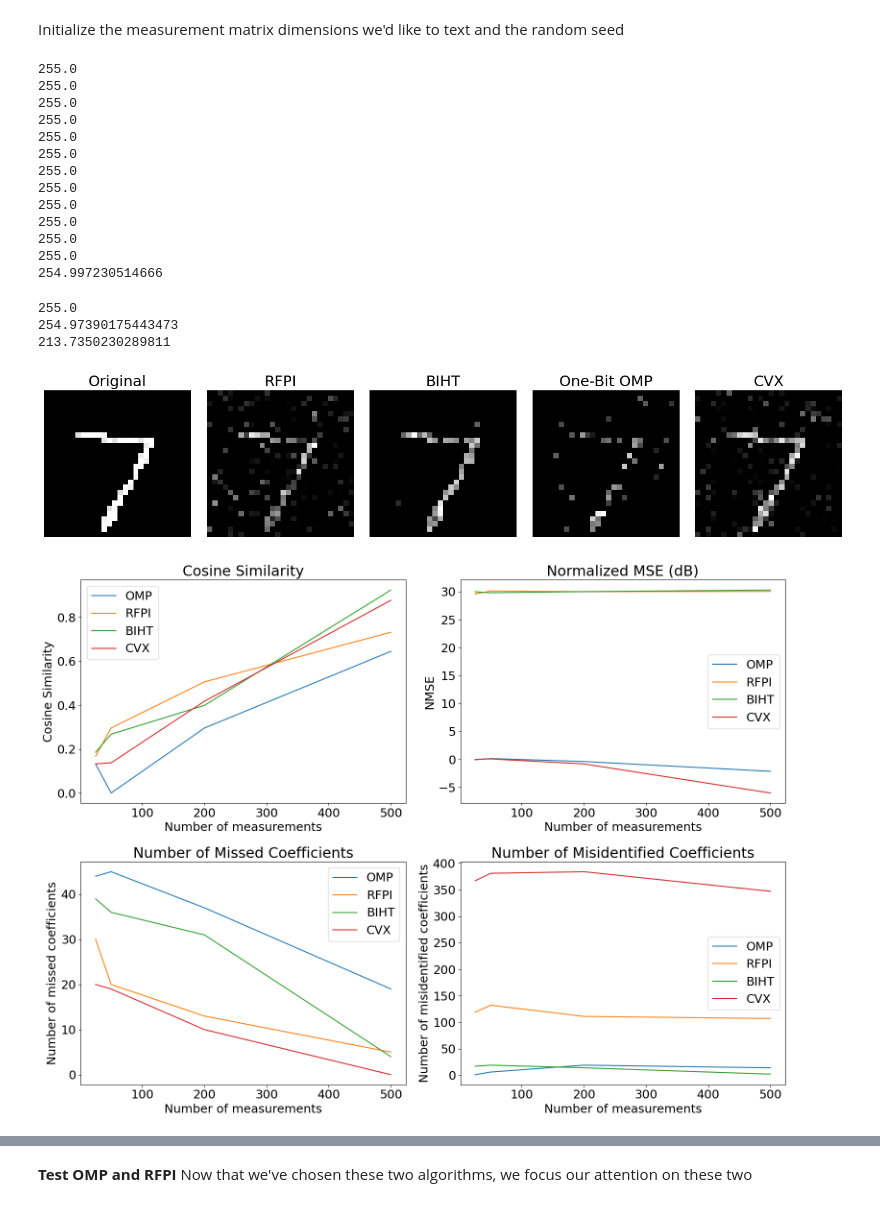
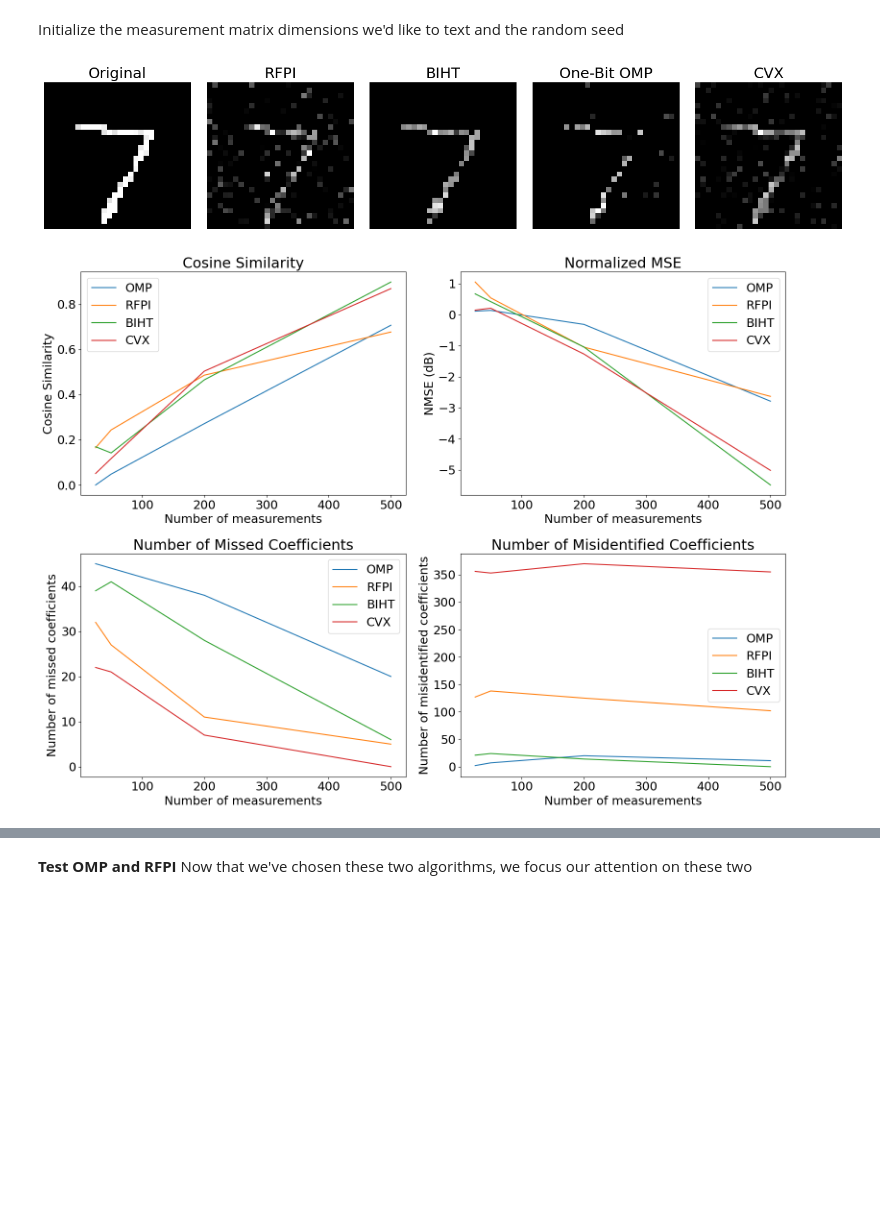
Before and after one commit to josephine-king/EE4740_ImageCompression, a Jupyter notebook: image_compression.ipynb, the cells around one changed output, grey strips where cells are left out. Saved outputs shown, nothing was run; the diff lists cells and outputs as text; code cells hidden in the pictures; blank space fills up the shorter version.

Commit message:
updating plotting

```diff
--- a/image_compression.ipynb
+++ b/image_compression.ipynb
@@ -109,9 +109,8 @@ def soft_thresholding(x, threshold):
     return np.sign(x) * np.maximum(np.abs(x) - threshold, 0)
 
 def calculate_normalized_mse(original_data, est_data):
-    print(np.max(original_data-est_data))
-    print(np.sum((original_data-est_data)**2))
-    print(np.sum(original_data**2))
+    original_data = original_data.reshape((-1, 1))
+    est_data = est_data.reshape((-1, 1))
     return np.sum((original_data - est_data)**2) / np.sum(original_data**2)
 
 def calculate_missed_coefficients(original_data, est_data):
@@ -401,9 +400,9 @@ def plot_metrics(algo_name, axs, meas_matrix_dims, cosine_sim, mses, missed_coef
     axs[0][0].set_xlabel("Number of measurements")
     axs[0][0].set_ylabel("Cosine Similarity")
     axs[0][1].plot(meas_matrix_dims, mses_db, label=algo_name);
-    axs[0][1].set_title("Normalized MSE (dB)")
+    axs[0][1].set_title("Normalized MSE")
     axs[0][1].set_xlabel("Number of measurements")
-    axs[0][1].set_ylabel("NMSE")
+    axs[0][1].set_ylabel("NMSE (dB)")
     axs[1][0].plot(meas_matrix_dims, missed_coeffs, label=algo_name);
     axs[1][0].set_title("Number of Missed Coefficients")
     axs[1][0].set_xlabel("Number of measurements")
@@ -434,48 +433,34 @@ np.random.seed(0)
 num_img = 1
 test_data = get_images(sparse_data, 0, num_img)
 
 cosine_sim_omp, mses_omp, missed_coeffs_omp, misided_coeffs_omp, curr_data, estimate_omp, convergence_omp, time_omp = test_algo("one_bit_omp", num_img, test_data, meas_matrix_dims, 1e-5, 0.1, 80, True, 1e-7, 1000)
 cosine_sim_rfpi, mses_rfpi, missed_coeffs_rfpi, misided_coeffs_rfpi, curr_data, estimate_rfpi, convergence_rfpi, time_rfpi = test_algo("rfpi", num_img, test_data, meas_matrix_dims, 1e-5, 0.2, 0, False, 1e-4, 1000)
 cosine_sim_biht, mses_biht, missed_coeffs_biht, misided_coeffs_biht, curr_data, estimate_biht, convergence_biht, time_biht = test_algo("biht", num_img, test_data, meas_matrix_dims, 1e-5, 0.1, 80, True, 1e-7, 1000)
 cosine_sim_cvx, mses_cvx, missed_coeffs_cvx, misided_coeffs_cvx, curr_data, estimate_cvx, convergence_cvx, time_cvx = test_algo("inbuilt_solver", num_img, test_data, meas_matrix_dims, 1e-5, 0.1, 80, True, 1e-3, 1000)
 
 plot_algos([curr_data, estimate_rfpi, estimate_biht, estimate_omp, estimate_cvx], ["Original", "RFPI", "BIHT", "One-Bit OMP", "CVX"])
 
 fig, axs = plt.subplots(2, 2, figsize=(16, 12))
 plot_metrics("OMP", axs, meas_matrix_dims, cosine_sim_omp, mses_omp, missed_coeffs_omp, misided_coeffs_omp)
 plot_metrics("RFPI", axs, meas_matrix_dims, cosine_sim_rfpi, mses_rfpi, missed_coeffs_rfpi, misided_coeffs_rfpi)
 plot_metrics("BIHT", axs, meas_matrix_dims, cosine_sim_biht, mses_biht, missed_coeffs_biht, misided_coeffs_biht)
 plot_metrics("CVX", axs, meas_matrix_dims, cosine_sim_cvx, mses_cvx, missed_coeffs_cvx, misided_coeffs_cvx)
 for row in axs:
     for ax in row:
         ax.legend()
+plt.grid(True)
 plt.tight_layout()
 plt.show()
 
 fig, axs = plt.subplots(1, 1, figsize=(8, 6))
 plot_time("OMP", axs, meas_matrix_dims, time_omp)
 plot_time("RFPI", axs, meas_matrix_dims, time_rfpi)
 plot_time("BIHT", axs, meas_matrix_dims, time_biht)
 plot_time("CVX", axs, meas_matrix_dims, time_cvx)
 axs.legend()
+plt.grid(True)
 plt.tight_layout()
 plt.show()
 # %% [output]
-255.0
-255.0
-255.0
-255.0
-255.0
-255.0
-255.0
-255.0
-255.0
-255.0
-255.0
-255.0
-254.997230514666
-255.0
-254.97390175443473
-213.7350230289811
-[figure, old version]
+[figure, new version]
-[figure, old version]
+[figure, new version]
```
Also changed, not shown: parts of 2 cells of this notebook.
